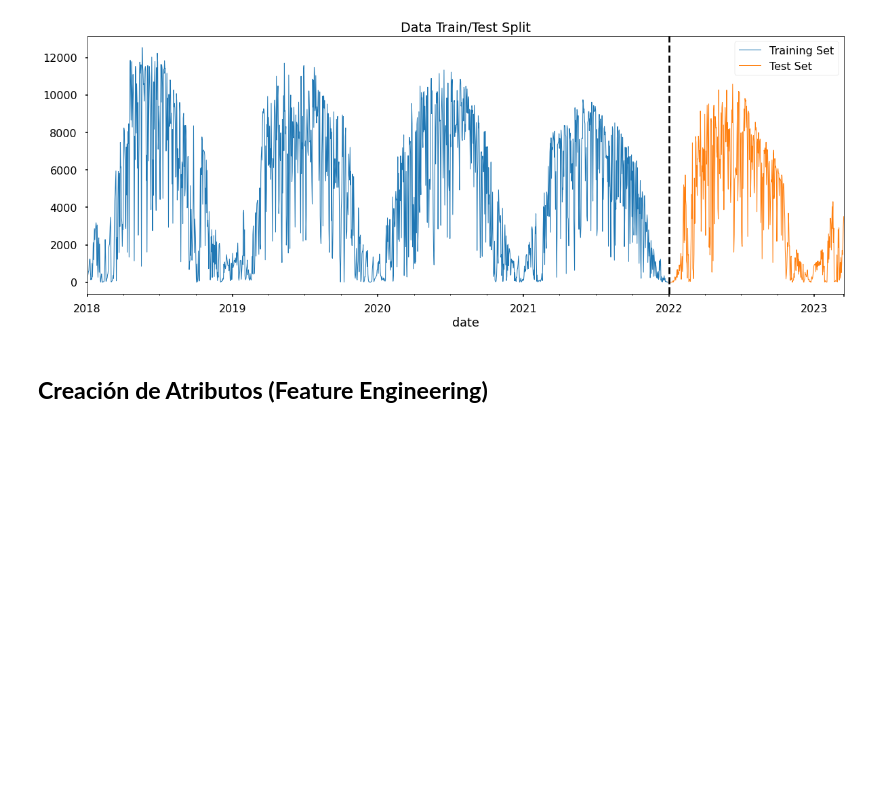
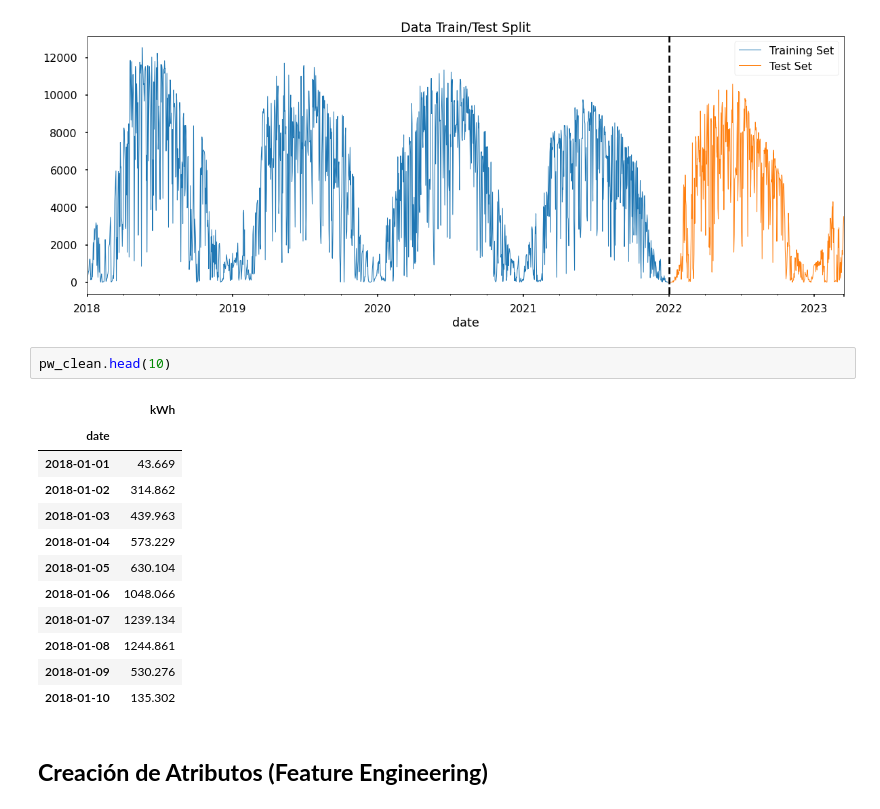
Before and after one commit to ivnlee/project-timeseries, a Jupyter notebook: notebooks/solar_power_analysis.ipynb, the cells around one changed output. Saved outputs shown, nothing was run; the diff lists cells and outputs as text; blank space fills up the shorter version.

```diff
--- a/notebooks/solar_power_analysis.ipynb
+++ b/notebooks/solar_power_analysis.ipynb
@@ -173,6 +173,21 @@ ax.legend(['Training Set', 'Test Set'])
 plt.show()
 # %% [output]
 [figure]
+# %%
+pw_clean.head(10)
+# %% [output]
+|  | kWh |
+| date |  |
+| 2018-01-01 | 43.669 |
+| 2018-01-02 | 314.862 |
+| 2018-01-03 | 439.963 |
+| 2018-01-04 | 573.229 |
+| 2018-01-05 | 630.104 |
+| 2018-01-06 | 1048.066 |
+| 2018-01-07 | 1239.134 |
+| 2018-01-08 | 1244.861 |
+| 2018-01-09 | 530.276 |
+| 2018-01-10 | 135.302 |
 # %% [markdown]
 ## **Creación de Atributos (Feature Engineering)**
 # %% [markdown]
```
Also changed, not shown: parts of 3 cells of this notebook.
